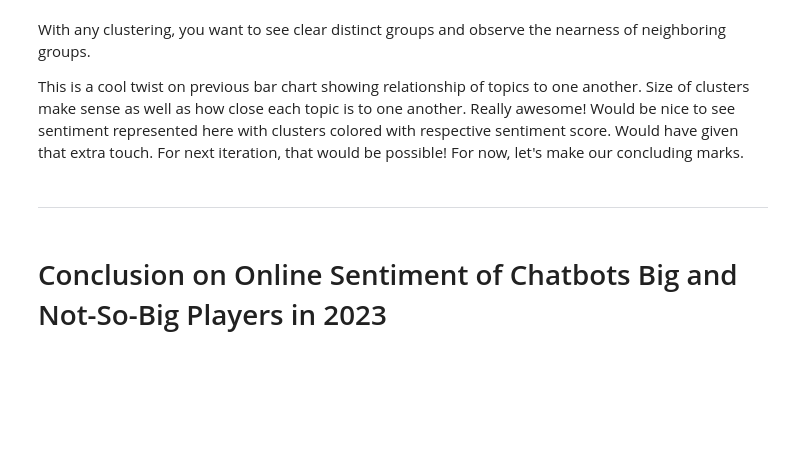
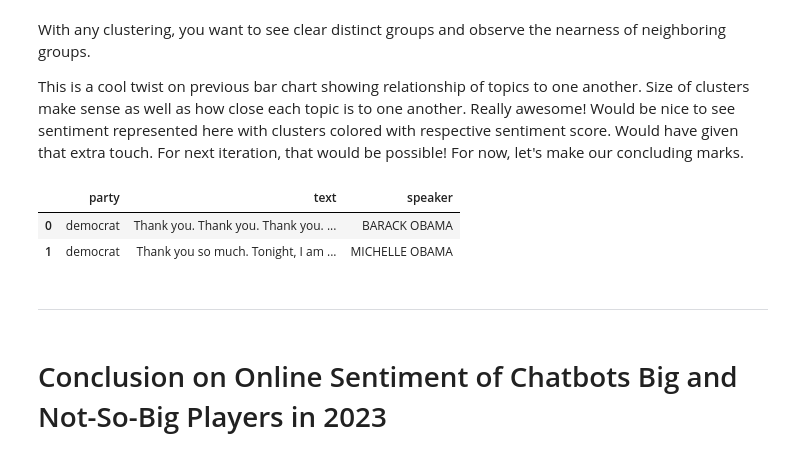
Before and after one commit to mindyng/2023-Business-Projects, a Jupyter notebook: sentiment-analysis-on-llm-chatbots.ipynb, the cells around one changed output. Saved outputs shown, nothing was run; the diff lists cells and outputs as text; code cells hidden in the pictures; blank space fills up the shorter version.

Commit message:
Kaggle Notebook | Sentiment Analysis on LLM Chatbots | Version 33

```diff
--- a/sentiment-analysis-on-llm-chatbots.ipynb
+++ b/sentiment-analysis-on-llm-chatbots.ipynb
@@ -1884,6 +1933,16 @@ show(plot)
 With any clustering, you want to see clear distinct groups and observe the nearness of neighboring groups.
 
 This is a cool twist on previous bar chart showing relationship of topics to one another. Size of clusters make sense as well as how close each topic is to one another. Really awesome! Would be nice to see sentiment represented here with clusters colored with respective sentiment score. Would have given that extra touch. For next iteration, that would be possible! For now, let's make our concluding marks.
+# %%
+# Wait. Scattertext: Interactive Viz to see different tri-grams frequency between chatbots (2 at once: ChatGPT vs Claude)
+
+# Scattertext again, but used differently...?
+convention_df = st.SampleCorpora.ConventionData2012.get_data()
+convention_df.head(2)
+# %% [output]
+|  | party | text | speaker |
+| 0 | democrat | Thank you. Thank you. Thank you. ... | BARACK OBAMA |
+| 1 | democrat | Thank you so much. Tonight, I am ... | MICHELLE OBAMA |
 # %% [markdown]
 _____
 # %% [markdown]
```
Also changed, not shown: parts of 22 cells of this notebook.
